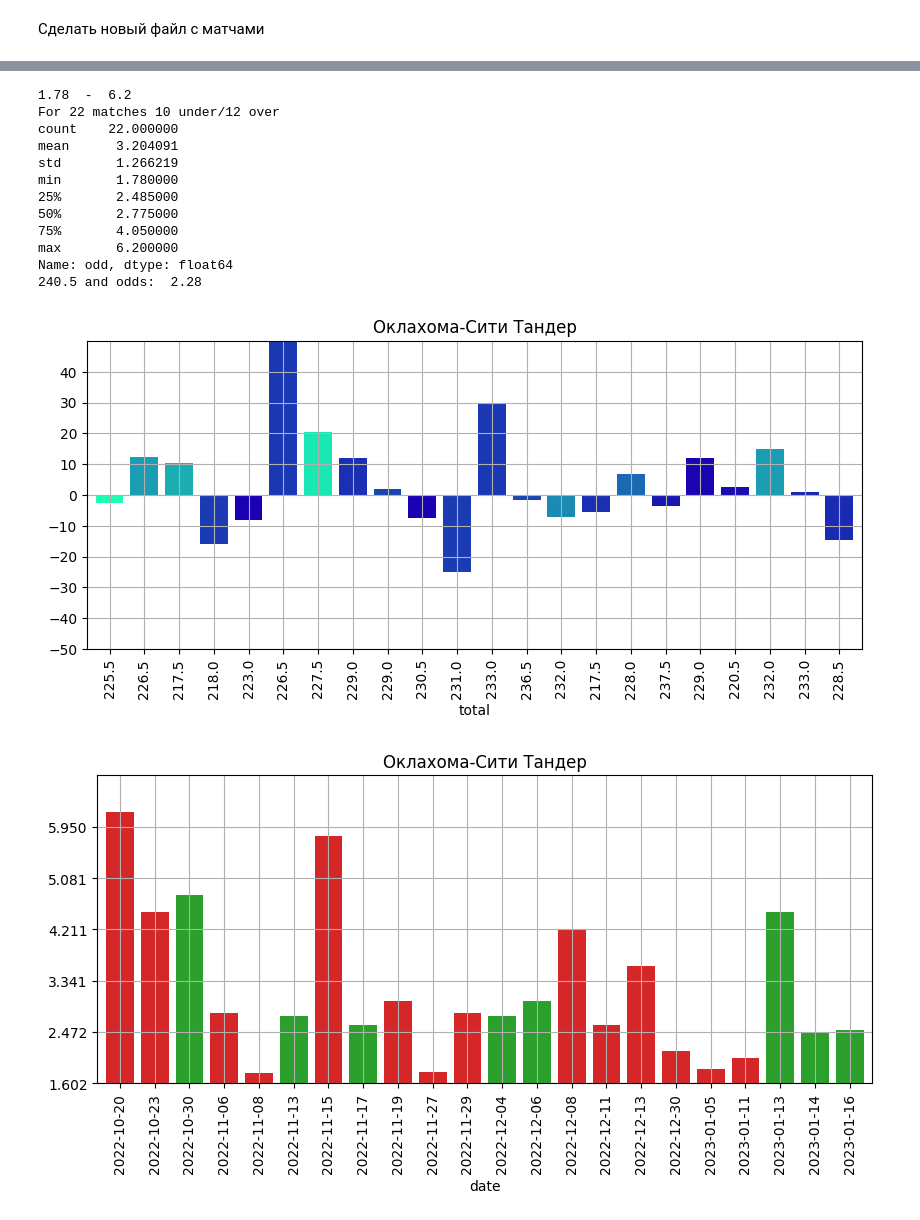
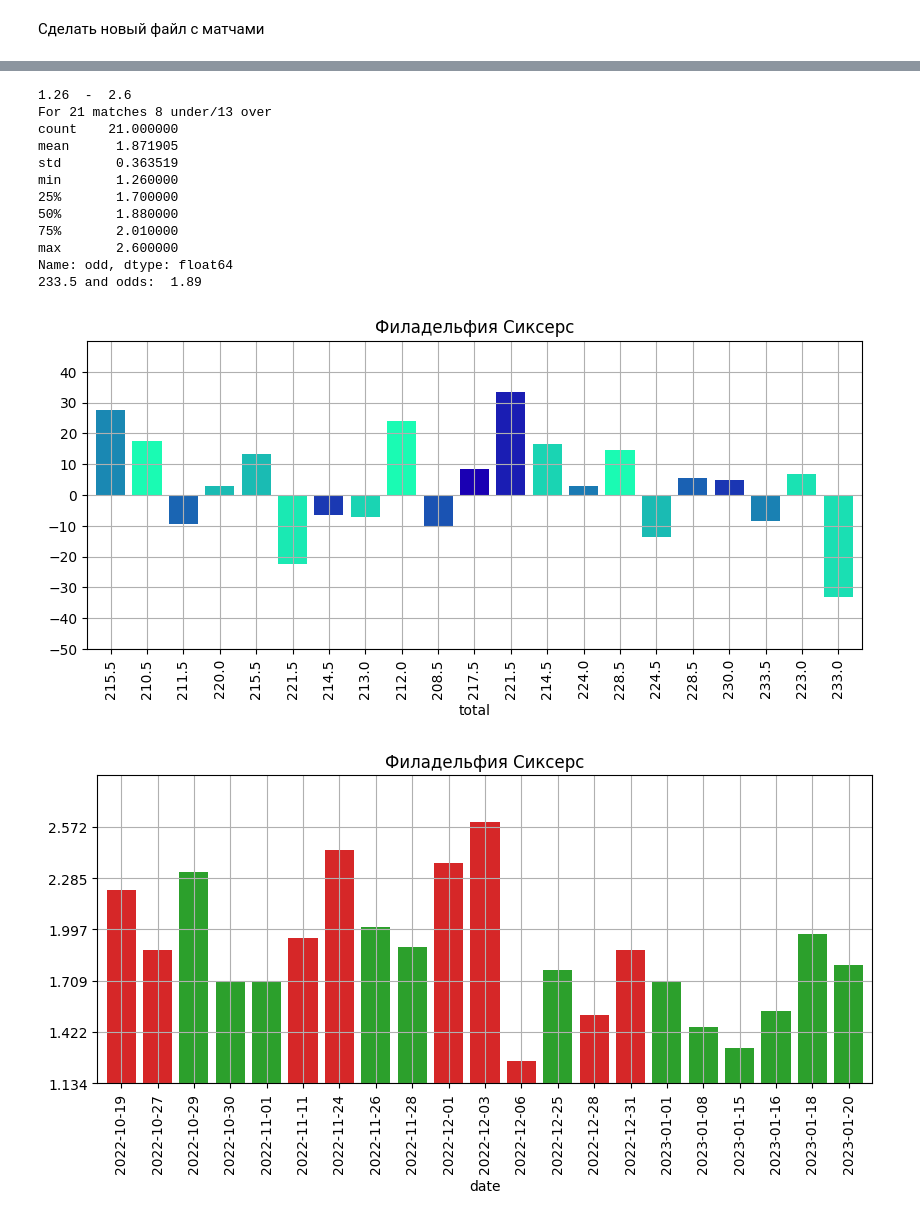
Before and after one commit to glahiator/basket_total, a Jupyter notebook: analyze.ipynb, the cells around one changed output, grey strips where cells are left out. Saved outputs shown, nothing was run; the diff lists cells and outputs as text; code cells hidden in the pictures.

```diff
--- a/analyze.ipynb
+++ b/analyze.ipynb
@@ -66,6 +66,15 @@ def get_team_chrono_delta_place_odd(team_name, curr_total, place, current_odd ):
     max_odd =  max(team_stat[f"odd_{place[0]}"])
     min_odd =  min(team_stat[f"odd_{place[0]}"])
     print(min_odd, " - ", max_odd)
+
+    if current_odd < min_odd:
+        min_odd = max_odd
+    elif current_odd > max_odd:
+        max_odd = min_odd
+    elif current_odd - min_odd > max_odd - current_odd:
+        max_odd += 2 * current_odd - min_odd - max_odd
+    elif current_odd - min_odd < max_odd - current_odd:
+        min_odd -= max_odd + min_odd - 2 * current_odd
     def left_b(odd):
         return (0.1, my_map(odd, min_odd, current_odd, 0.0, 1.0), 0.7)
     def right_b(odd):
@@ -183,7 +192,7 @@ today = pd.read_json("storage/today.json" )
 del today["id"]
 del today["gandicap"]
 
-m = today.iloc[8]
+m = today.iloc[6]
 print( f"For {m['home']} and {m['away']} with total {m['total']} and odds: {m['odd_h']} :  {m['odd_a']}")
 complete_match( m['home'], m['away'], m['total'] )
 # %% [output]
@@ -215,22 +224,22 @@ Name: odd, dtype: float64
 # %%
 # get_team_chrono_delta( m['away'], m['total'] )
 # get_team_chrono_delta_place(m['away'], m['total'], 'away' )
 # get_team_chrono_odd( m['away'] )
-get_team_chrono_delta_place_odd(m['away'], m['total'], 'away' )
+get_team_chrono_delta_place_odd(m['away'], m['total'], 'away', m['odd_a'] )
 get_team_chrono_odd_place( m['away'], 'away' )
 print(f"{m['total']} and odds:  {m['odd_a']}")
 # %% [output]
-1.78  -  6.2
-For 22 matches 10 under/12 over
-count    22.000000
-mean      3.204091
-std       1.266219
-min       1.780000
-25%       2.485000
-50%       2.775000
-75%       4.050000
-max       6.200000
+1.26  -  2.6
+For 21 matches 8 under/13 over
+count    21.000000
+mean      1.871905
+std       0.363519
+min       1.260000
+25%       1.700000
+50%       1.880000
+75%       2.010000
+max       2.600000
 Name: odd, dtype: float64
-240.5 and odds:  2.28
+233.5 and odds:  1.89
-[figure, old version]
+[figure, new version]
-[figure, old version]
+[figure, new version]
```
Also changed, not shown: parts of 2 cells of this notebook, 3 other files.
